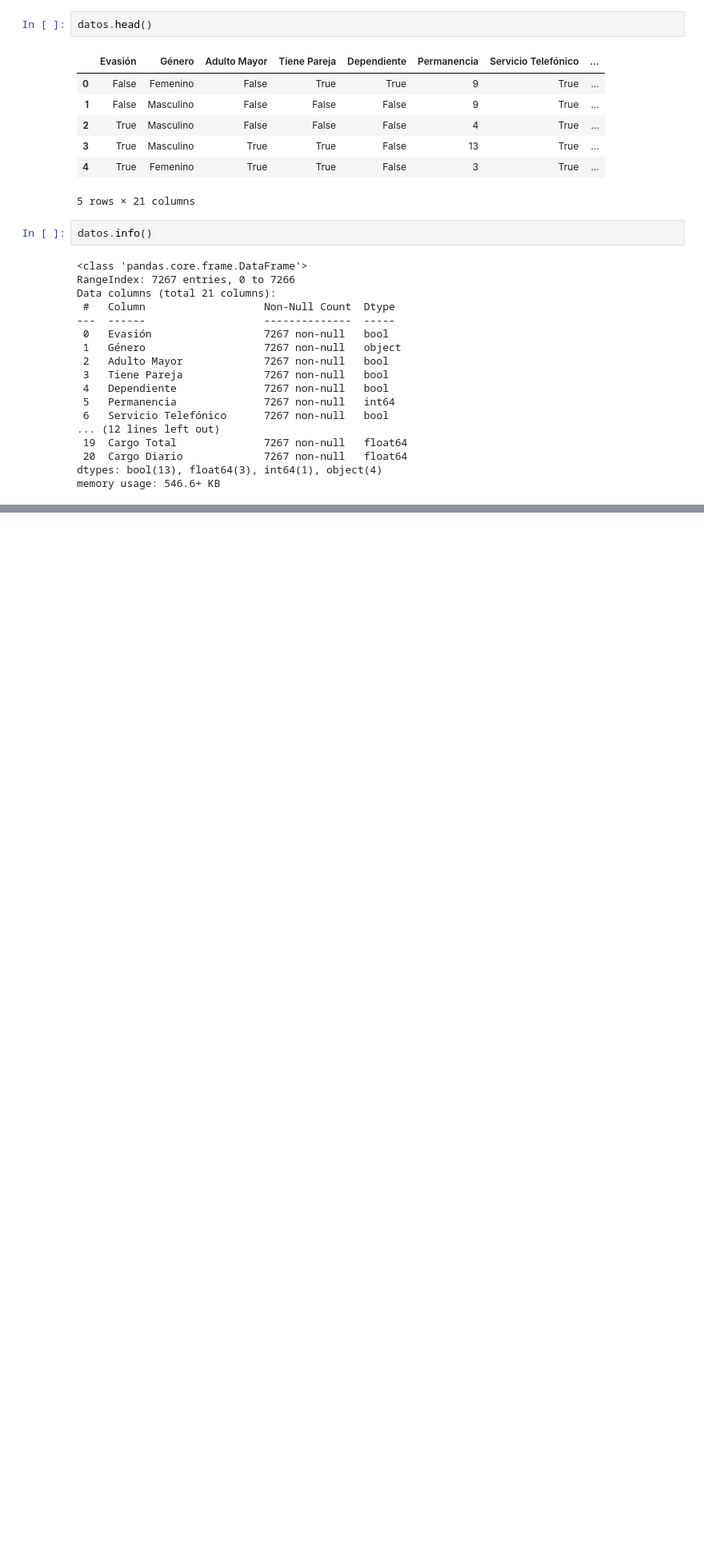
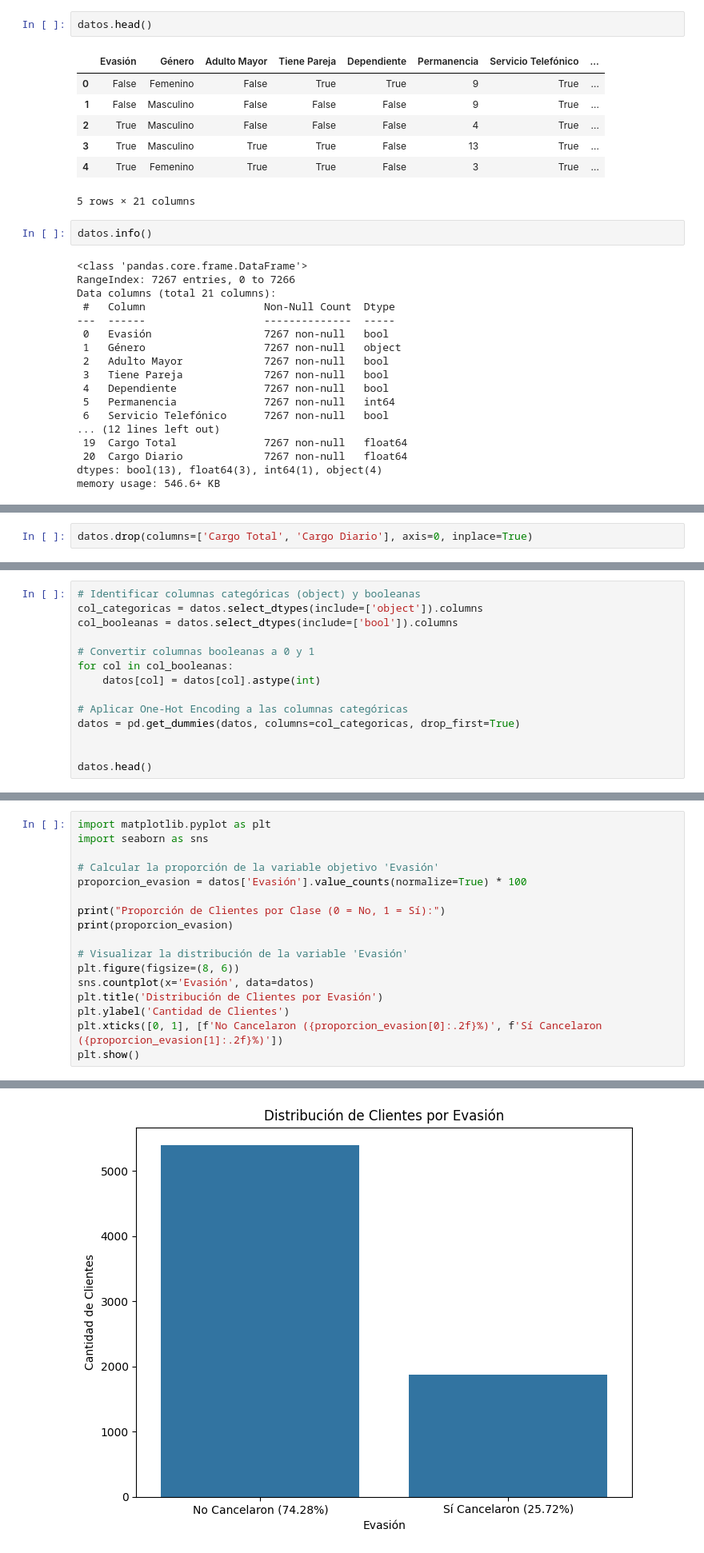
Before and after one commit to zelys/machine-learning, a Jupyter notebook: Challenge Telecom X/parte 2 - análisis de evasión de clientes/challenge_telecom_2.ipynb, the cells around one changed output, grey strips where cells are left out. Shown: that part at 80% size. Saved outputs shown, nothing was run; the diff lists cells and outputs as text; blank space fills up the shorter version.

Commit message:
feat: Análisis exploratorio y preprocesamiento de datos de churn

```diff
--- a/Challenge Telecom X/parte 2 - análisis de evasión de clientes/challenge_telecom_2.ipynb
+++ b/Challenge Telecom X/parte 2 - análisis de evasión de clientes/challenge_telecom_2.ipynb
@@ -276,0 +43,2 @@ Intervalo de confianza(test_f1): [0.5052083973529506, 0.5714345028265184]
+# %%
+datos.drop(columns=['Cargo Total', 'Cargo Diario'], axis=0, inplace=True)
@@ -276,0 +59,14 @@ Intervalo de confianza(test_f1): [0.5052083973529506, 0.5714345028265184]
+# %%
+# Identificar columnas categóricas (object) y booleanas
+col_categoricas = datos.select_dtypes(include=['object']).columns
+col_booleanas = datos.select_dtypes(include=['bool']).columns
+
+# Convertir columnas booleanas a 0 y 1
+for col in col_booleanas:
+    datos[col] = datos[col].astype(int)
+
+# Aplicar One-Hot Encoding a las columnas categóricas
+datos = pd.get_dummies(datos, columns=col_categoricas, drop_first=True)
+
+
+datos.head()
@@ -276,0 +87,18 @@ Intervalo de confianza(test_f1): [0.5052083973529506, 0.5714345028265184]
+# %%
+import matplotlib.pyplot as plt
+import seaborn as sns
+
+# Calcular la proporción de la variable objetivo 'Evasión'
+proporcion_evasion = datos['Evasión'].value_counts(normalize=True) * 100
+
+print("Proporción de Clientes por Clase (0 = No, 1 = Sí):")
+print(proporcion_evasion)
+
+# Visualizar la distribución de la variable 'Evasión'
+plt.figure(figsize=(8, 6))
+sns.countplot(x='Evasión', data=datos)
+plt.title('Distribución de Clientes por Evasión')
+plt.ylabel('Cantidad de Clientes')
+plt.xticks([0, 1], [f'No Cancelaron ({proporcion_evasion[0]:.2f}%)', f'Sí Cancelaron ({proporcion_evasion[1]:.2f}%)'])
+plt.show()
+# %% [output]
@@ -276,0 +110 @@ Intervalo de confianza(test_f1): [0.5052083973529506, 0.5714345028265184]
+[figure, added]
```
Also changed, not shown: parts of 81 cells of this notebook, 1 other file.
